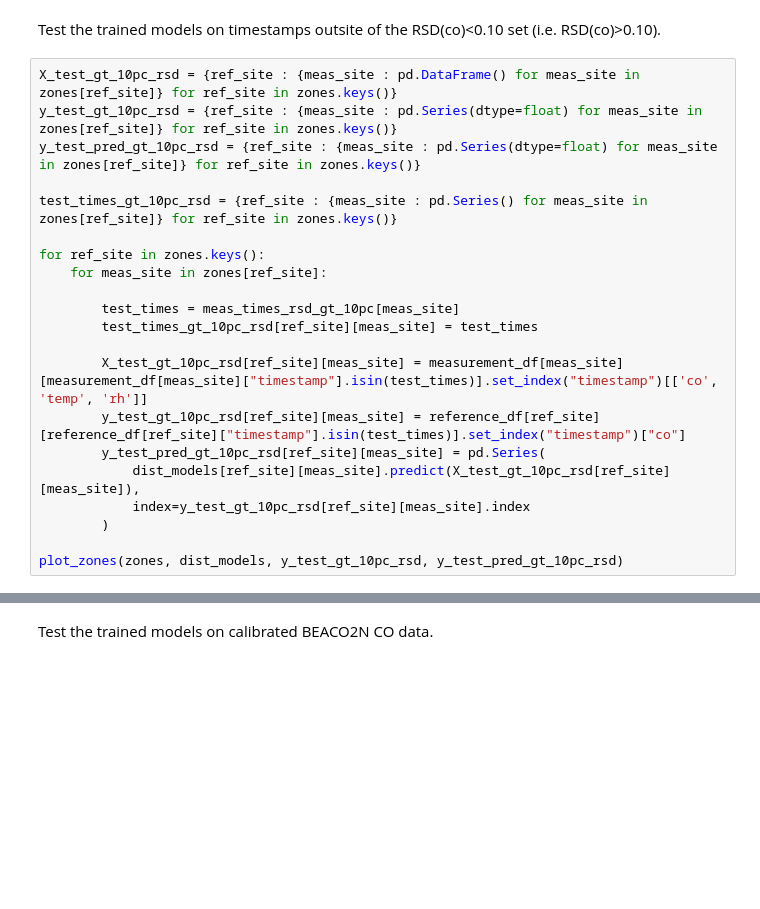
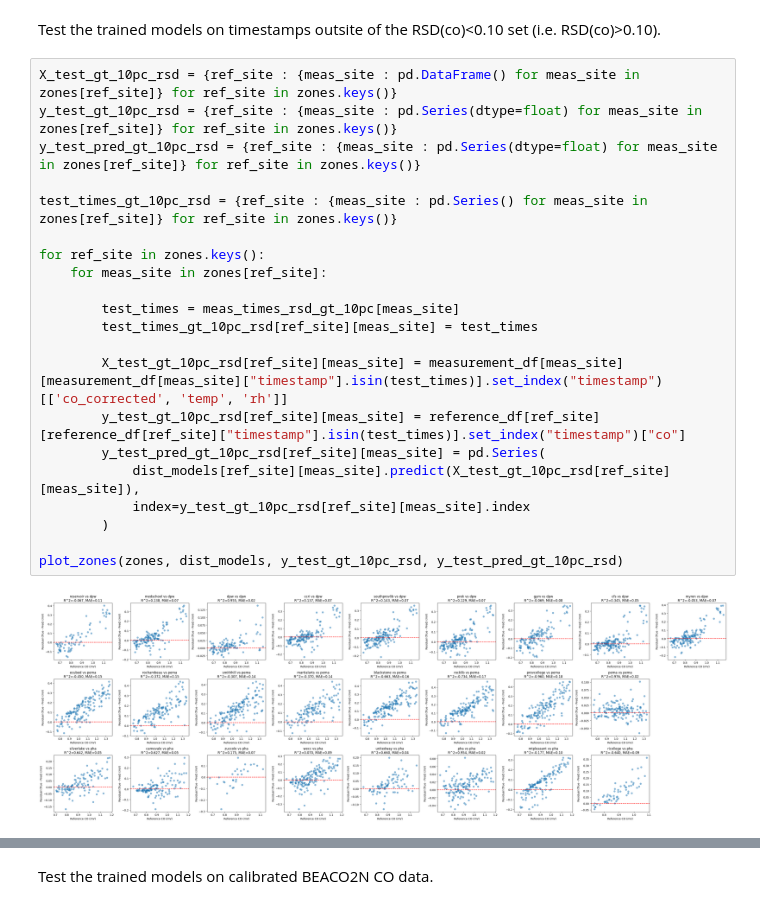
Before and after one commit to dwoodilla/bpp-scripts, a Jupyter notebook: BEACO2N_CO_calibration.ipynb, the cells around one changed output, grey strips where cells are left out. Cells and saved outputs as stored; diff of their text form; blank space fills up the shorter version.

```diff
--- a/BEACO2N_CO_calibration.ipynb
+++ b/BEACO2N_CO_calibration.ipynb
@@ -308,21 +392,23 @@ Test the trained models on timestamps outsite of the RSD(co)<0.10 set (i.e. RSD(
 # %%
 X_test_gt_10pc_rsd = {ref_site : {meas_site : pd.DataFrame() for meas_site in zones[ref_site]} for ref_site in zones.keys()}
 y_test_gt_10pc_rsd = {ref_site : {meas_site : pd.Series(dtype=float) for meas_site in zones[ref_site]} for ref_site in zones.keys()}
 y_test_pred_gt_10pc_rsd = {ref_site : {meas_site : pd.Series(dtype=float) for meas_site in zones[ref_site]} for ref_site in zones.keys()}
 
 test_times_gt_10pc_rsd = {ref_site : {meas_site : pd.Series() for meas_site in zones[ref_site]} for ref_site in zones.keys()}
 
 for ref_site in zones.keys():
     for meas_site in zones[ref_site]:
 
         test_times = meas_times_rsd_gt_10pc[meas_site]
         test_times_gt_10pc_rsd[ref_site][meas_site] = test_times
 
-        X_test_gt_10pc_rsd[ref_site][meas_site] = measurement_df[meas_site][measurement_df[meas_site]["timestamp"].isin(test_times)].set_index("timestamp")[['co', 'temp', 'rh']]
+        X_test_gt_10pc_rsd[ref_site][meas_site] = measurement_df[meas_site][measurement_df[meas_site]["timestamp"].isin(test_times)].set_index("timestamp")[['co_corrected', 'temp', 'rh']]
         y_test_gt_10pc_rsd[ref_site][meas_site] = reference_df[ref_site][reference_df[ref_site]["timestamp"].isin(test_times)].set_index("timestamp")["co"]
         y_test_pred_gt_10pc_rsd[ref_site][meas_site] = pd.Series(
             dist_models[ref_site][meas_site].predict(X_test_gt_10pc_rsd[ref_site][meas_site]),
             index=y_test_gt_10pc_rsd[ref_site][meas_site].index
         )
 
 plot_zones(zones, dist_models, y_test_gt_10pc_rsd, y_test_pred_gt_10pc_rsd)
+# %% [output]
+[figure, added]
```
Also changed, not shown: parts of 14 cells of this notebook, 16 other files.
